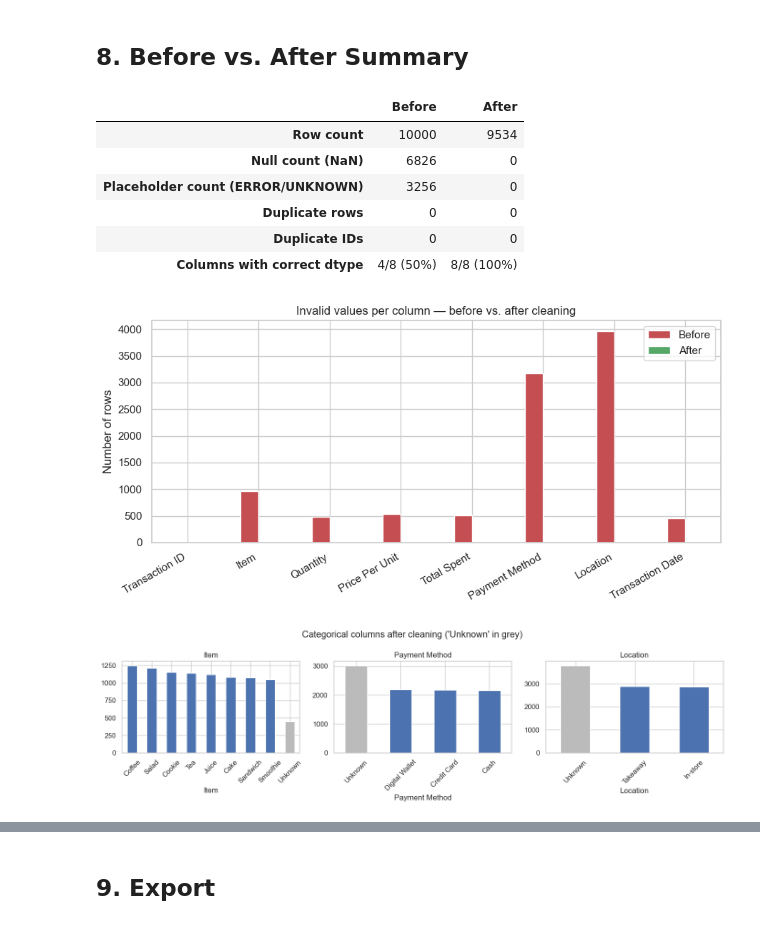
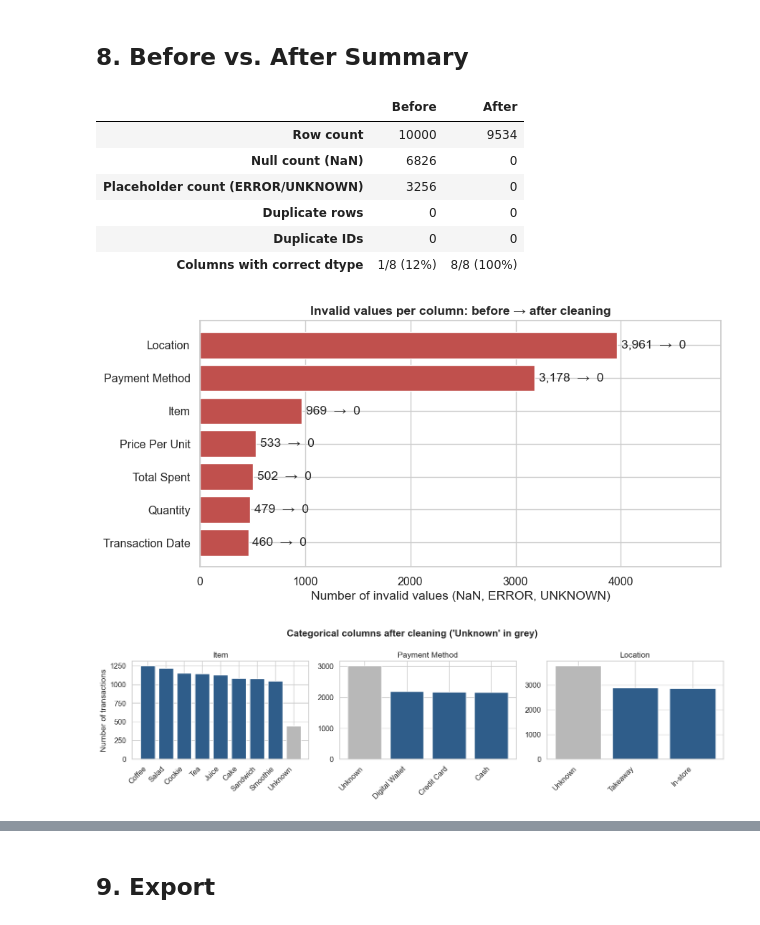
Before and after one commit to asaphfelix03-beep/OIBSIP, a Jupyter notebook: DataAnalytics-L1-DataCleaning/data_cleaning.ipynb, the cells around one changed output, grey strips where cells are left out. Saved outputs shown, nothing was run; the diff lists cells and outputs as text; code cells hidden in the pictures.

Commit message:
Polish data cleaning task: recovery chart, category dtypes, bias note, export check, English README
Co-Authored-By: Claude Opus 5.5 <noreply@anthropic.com>

```diff
--- a/DataAnalytics-L1-DataCleaning/data_cleaning.ipynb
+++ b/DataAnalytics-L1-DataCleaning/data_cleaning.ipynb
@@ -324,0 +340,14 @@ pd.DataFrame({
+# %%
+cols = ["Item", "Quantity", "Price Per Unit", "Total Spent"]
+ax = recovery.loc[cols, ["Recovered by logic", "Still missing"]].plot(
+    kind="barh", stacked=True, figsize=(9, 3.5), color=[GREEN, RED])
+for i, col in enumerate(cols):
+    ax.text(recovery.loc[col, "Missing before"] + 10, i,
+            f"{recovery.loc[col, '% recovered']:.0f} % recovered", va="center")
+ax.set_title("Missing values recovered exactly by the business rules", fontweight="bold")
+ax.set_xlabel("Number of rows")
+ax.set_xlim(0, 1200)
+ax.invert_yaxis()
+plt.tight_layout()
+plt.savefig("images/recovery.png", dpi=150)
+plt.show()
@@ -442,10 +473,13 @@ outliers
 # %%
 fig, axes = plt.subplots(1, 3, figsize=(13, 4))
 for ax, col in zip(axes, num_cols):
-    sns.boxplot(y=df[col], ax=ax, color="#4C72B0")
+    sns.boxplot(y=df[col], ax=ax, color=BLUE, width=0.4)
+    ax.axhline(outliers.loc[col, "IQR upper"], color=RED, ls="--", lw=1.2, label="IQR upper bound")
     ax.set_title(col)
-plt.suptitle("Distribution of numeric columns (after cleaning)")
+    ax.set_ylabel("")
+axes[0].legend(loc="lower right")
+plt.suptitle("Distribution of numeric columns (after cleaning)", fontweight="bold")
 plt.tight_layout()
-plt.savefig("images/boxplots.png", dpi=120)
+plt.savefig("images/boxplots.png", dpi=150)
 plt.show()
 # %% [output]
@@ -466,14 +500,16 @@ The only values flagged by the IQR method are the highest `Total Spent` values (
 ## 7. Final Data Types & Validation
 # %%
 df["Quantity"] = df["Quantity"].astype(int)
-df = df.sort_values("Transaction Date").reset_index(drop=True)
+for col in ["Item", "Payment Method", "Location"]:       # few distinct values → category
+    df[col] = df[col].astype("category")
+df = df.sort_values(["Transaction Date", "Transaction ID"]).reset_index(drop=True)
 
 # Automatic checks — the notebook stops with an error if one of them fails
 assert df.isna().sum().sum() == 0, "missing values remain"
 assert df["Transaction ID"].is_unique, "duplicate IDs"
 assert np.allclose(df["Quantity"] * df["Price Per Unit"], df["Total Spent"]), "Total ≠ Q × P"
 known = df["Item"] != "Unknown"
-assert (df.loc[known, "Item"].map(menu) == df.loc[known, "Price Per Unit"]).all(), "price ≠ menu"
+assert (df.loc[known, "Item"].astype(str).map(menu) == df.loc[known, "Price Per Unit"]).all(), "price ≠ menu"
 print("✅ All validation checks passed")
 df.info()
 # %% [output]
@@ -511,14 +547,15 @@ df.head(10)
 ## 8. Before vs. After Summary
 # %%
 EXPECTED = {
-    "Transaction ID": "string", "Item": "string", "Quantity": "int",
+    "Transaction ID": "string", "Item": "category", "Quantity": "int",
     "Price Per Unit": "float", "Total Spent": "float",
-    "Payment Method": "string", "Location": "string", "Transaction Date": "datetime",
+    "Payment Method": "category", "Location": "category", "Transaction Date": "datetime",
 }
 
 def dtype_ok(s, expected):
     return {
         "string": pd.api.types.is_string_dtype(s),
+        "category": isinstance(s.dtype, pd.CategoricalDtype),
         "int": pd.api.types.is_integer_dtype(s),
         "float": pd.api.types.is_float_dtype(s),
         "datetime": pd.api.types.is_datetime64_any_dtype(s),
@@ -544,31 +581,39 @@ comparison
 | Placeholder count (ERROR/UNKNOWN) | 3256 | 0 |
 | Duplicate rows | 0 | 0 |
 | Duplicate IDs | 0 | 0 |
-| Columns with correct dtype | 4/8 (50%) | 8/8 (100%) |
+| Columns with correct dtype | 1/8 (12%) | 8/8 (100%) |
 # %%
 before = raw.isna().sum() + raw.isin(PLACEHOLDERS).sum()
 after = df.isna().sum()          # "Unknown" is a deliberate category, not a missing value
+before = before.drop("Transaction ID").sort_values()
+after = after[before.index]
+
 fig, ax = plt.subplots(figsize=(9, 4.5))
-pd.DataFrame({"Before": before, "After": after}).plot(kind="bar", ax=ax, color=["#C44E52", "#55A868"])
-ax.set_title("Invalid values per column — before vs. after cleaning")
-ax.set_ylabel("Number of rows")
-plt.xticks(rotation=30, ha="right")
+ax.barh(before.index, before, color=RED)
+for i, (b, a) in enumerate(zip(before, after)):
+    ax.text(b + 40, i, f"{b:,}  →  {a}", va="center")
+ax.set_title("Invalid values per column: before → after cleaning", fontweight="bold")
+ax.set_xlabel("Number of invalid values (NaN, ERROR, UNKNOWN)")
+ax.set_xlim(0, before.max() * 1.25)
 plt.tight_layout()
-plt.savefig("images/before_after.png", dpi=120)
+plt.savefig("images/before_after.png", dpi=150)
 plt.show()
 # %% [output]
-[figure, old version]
+[figure, new version]
 # %%
 fig, axes = plt.subplots(1, 3, figsize=(14, 4))
 for ax, col in zip(axes, ["Item", "Payment Method", "Location"]):
     counts = df[col].value_counts()
-    colors = ["#BBBBBB" if v == "Unknown" else "#4C72B0" for v in counts.index]
-    counts.plot(kind="bar", ax=ax, color=colors)
+    colors = [GREY if v == "Unknown" else BLUE for v in counts.index]
+    ax.bar(counts.index.astype(str), counts.values, color=colors)
     ax.set_title(col)
     ax.tick_params(axis="x", rotation=45)
-plt.suptitle("Categorical columns after cleaning ('Unknown' in grey)")
+    for lbl in ax.get_xticklabels():
+        lbl.set_ha("right")
+axes[0].set_ylabel("Number of transactions")
+plt.suptitle("Categorical columns after cleaning ('Unknown' in grey)", fontweight="bold")
 plt.tight_layout()
-plt.savefig("images/categories_after.png", dpi=120)
+plt.savefig("images/categories_after.png", dpi=150)
 plt.show()
 # %% [output]
-[figure, old version]
+[figure, new version]
```
Also changed, not shown: parts of 14 cells of this notebook, 9 other files.
